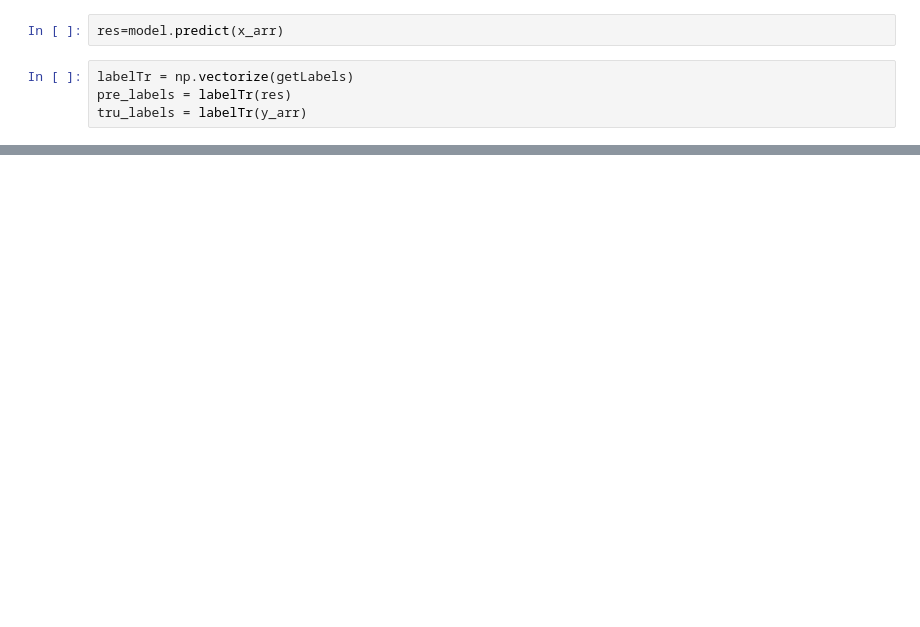
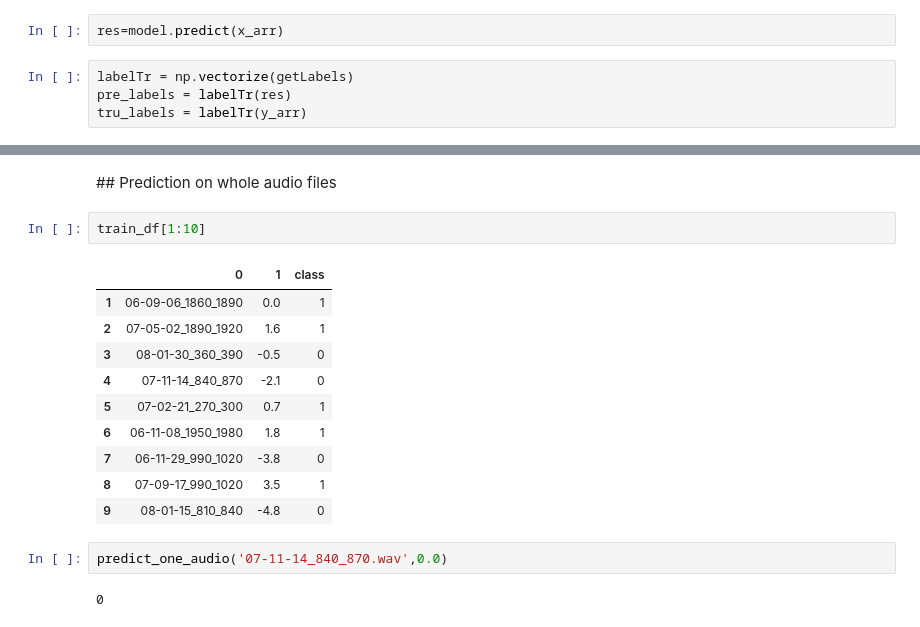
Before and after one commit to yurikaminski/AIDL19-DeepSales, a Jupyter notebook: model_paper_inferences_from_raw.ipynb, the cells around one changed output, grey strips where cells are left out. Cells and saved outputs as stored; diff of their text form; blank space fills up the shorter version.

Commit message:
Inference from audio files for both, chunks and whole files. Saved model with 15 epochs

```diff
--- a/model_paper_inferences_from_raw.ipynb
+++ b/model_paper_inferences_from_raw.ipynb
@@ -237,0 +265,19 @@ weighted avg       0.70      0.69      0.70      5010
+# %% [markdown]
+## Prediction on whole audio files
+# %%
+train_df[1:10]
+# %% [output]
+|  | 0 | 1 | class |
+| 1 | 06-09-06_1860_1890 | 0.0 | 1 |
+| 2 | 07-05-02_1890_1920 | 1.6 | 1 |
+| 3 | 08-01-30_360_390 | -0.5 | 0 |
+| 4 | 07-11-14_840_870 | -2.1 | 0 |
+| 5 | 07-02-21_270_300 | 0.7 | 1 |
+| 6 | 06-11-08_1950_1980 | 1.8 | 1 |
+| 7 | 06-11-29_990_1020 | -3.8 | 0 |
+| 8 | 07-09-17_990_1020 | 3.5 | 1 |
+| 9 | 08-01-15_810_840 | -4.8 | 0 |
+# %%
+predict_one_audio('07-11-14_840_870.wav',0.0)
+# %% [output]
+0
```
Also changed, not shown: parts of 30 cells of this notebook, 2 other files.
